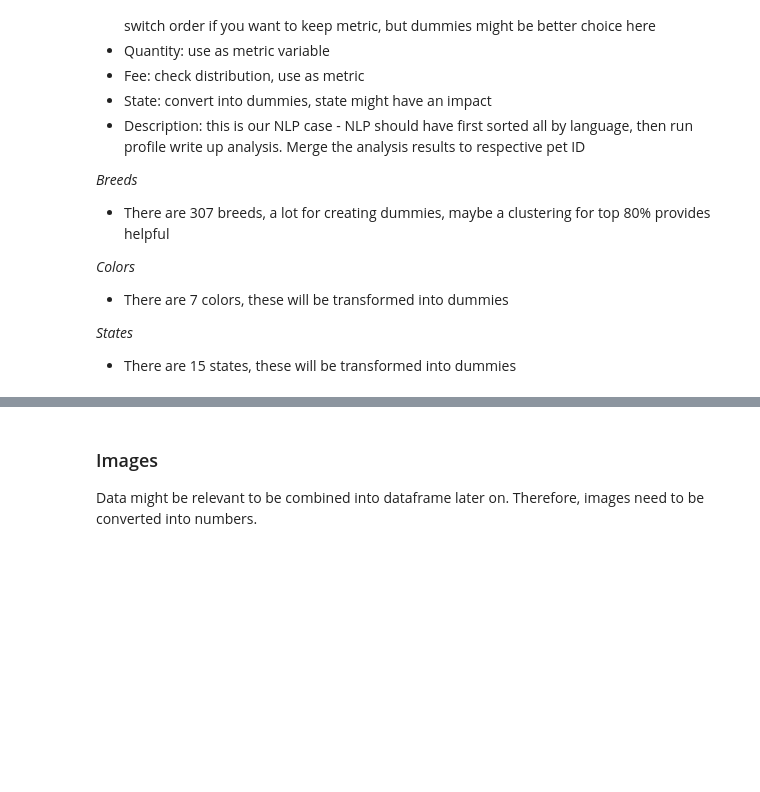
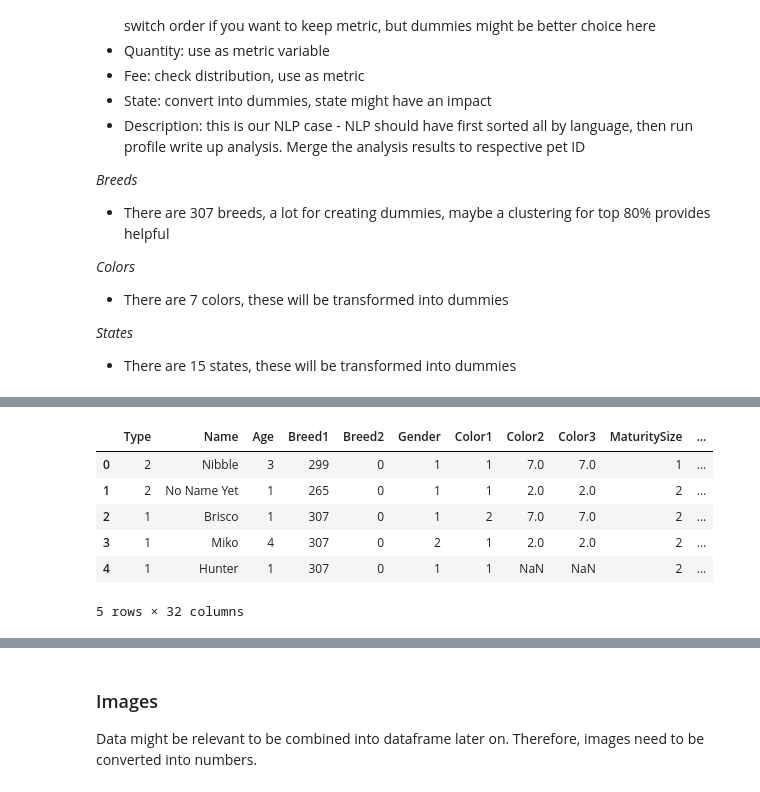
Before and after one commit to manuelfreude/kagglepetfinder, a Jupyter notebook: petfinder.ipynb, the cells around one changed output, grey strips where cells are left out. Drawn from its saved outputs; the diff is of its cells as text; code cells hidden in the pictures; blank space fills up the shorter version.

```diff
--- a/petfinder.ipynb
+++ b/petfinder.ipynb
@@ -411,0 +460,18 @@ Things to try:
+# %%
+# Color counter variable
+
+# Replacing zeros with nan
+
+train['Color2'] = train['Color2'].replace(0, np.nan, inplace=False)
+train['Color3'] = train['Color2'].replace(0, np.nan, inplace=False)
+
+train['Color_number'] = train[['Color1', 'Color2', 'Color3']].count(axis='columns')
+train.head()
+# %% [output]
+|  | Type | Name | Age | Breed1 | Breed2 | Gender | Color1 | Color2 | Color3 | MaturitySize | ... |
+| 0 | 2 | Nibble | 3 | 299 | 0 | 1 | 1 | 7.0 | 7.0 | 1 | ... |
+| 1 | 2 | No Name Yet | 1 | 265 | 0 | 1 | 1 | 2.0 | 2.0 | 2 | ... |
+| 2 | 1 | Brisco | 1 | 307 | 0 | 1 | 2 | 7.0 | 7.0 | 2 | ... |
+| 3 | 1 | Miko | 4 | 307 | 0 | 2 | 1 | 2.0 | 2.0 | 2 | ... |
+| 4 | 1 | Hunter | 1 | 307 | 0 | 1 | 1 | NaN | NaN | 2 | ... |
+5 rows × 32 columns
```
Also changed, not shown: parts of 33 cells of this notebook.
